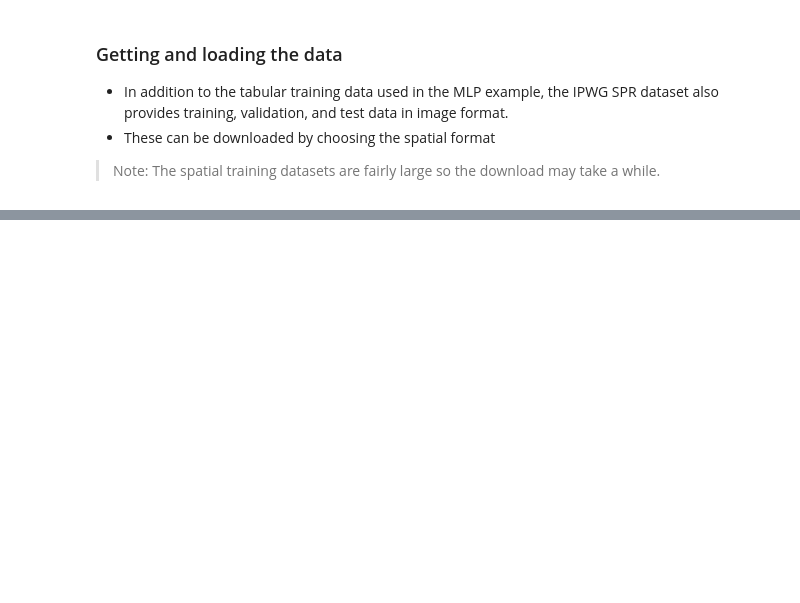
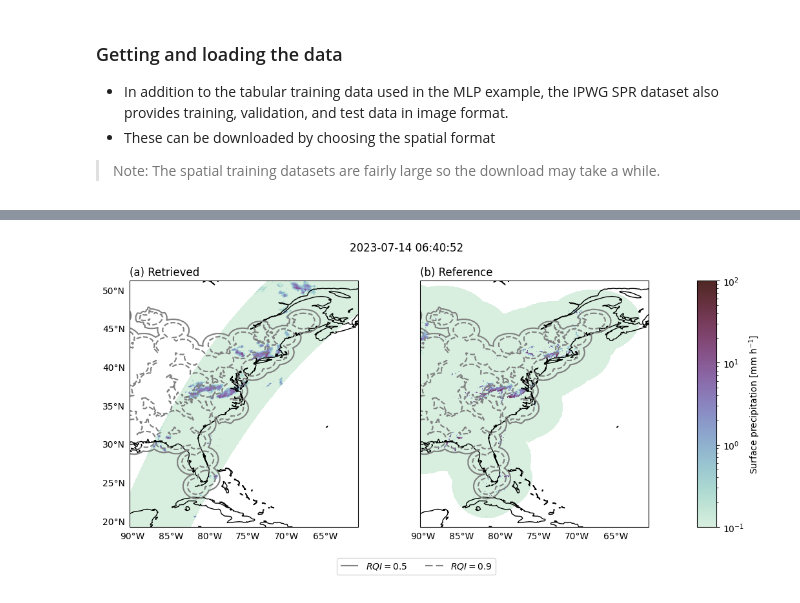
Before and after one commit to simonpf/at652, a Jupyter notebook: notebooks/precipitation_retrieval_unet.ipynb, the cells around one changed output, grey strips where cells are left out. Drawn from its saved outputs; the diff is of its cells as text; code cells hidden in the pictures; blank space fills up the shorter version.

Commit message:
Add U-net retrieval example.

```diff
--- a/notebooks/precipitation_retrieval_unet.ipynb
+++ b/notebooks/precipitation_retrieval_unet.ipynb
@@ -143,3 +157,0 @@ Note: you may need to restart the kernel to use updated packages.
-# %%
-x, y = training_data[0]
-import matplotlib.pyplot as plt
@@ -541,29 +157,0 @@ Epoch 11, Validation loss: 0.7884752383131061
-# %%
-class RetrievalCallback:
-    """
-    A callable that run the given PyTorch model on IPWGML
-    retrieval test data.
-    """
-    def __init__(self, model: nn.Module):
-        """
-        Args:
-            model: The trained PyTorch model implemented the retrieval.
-        """
-        self.model = model
-
-    def __call__(self, input_data: xr.Dataset) -> xr.Dataset:
-
-        input_data = input_data.transpose("batch", "channels_gmi")
-
-        # Don't forget to normalize your input data in the exact same
-        # way during inference as during training
-        obs = input_data.obs_gmi.data
-        obs_n = -1.0 +(obs - obs_min.data) / (obs_max.data - obs_min.data)
-        obs = torch.nan_to_num(torch.tensor(obs_n).to(torch.float32), nan=-1.5)
-
-        with torch.no_grad():
-            surface_precip = mlp(obs)
-
-        return xr.Dataset({
-            "surface_precip": (("samples",), surface_precip[..., 0])
-        })
@@ -620,0 +496,15 @@ baseline_results
+# %%
+evaluator = Evaluator(
+    reference_sensor="gmi",
+    geometry="on_swath",
+    retrieval_input=["gmi"],
+)
+evaluator.plot_retrieval_results(
+    scene_index=86,
+    retrieval_fn=retrieval_fn,
+    input_data_format="spatial",
+    tile_size=64,
+    batch_size=32
+);
+# %% [output]
+[figure, added]
```
Also changed, not shown: parts of 59 cells of this notebook.
